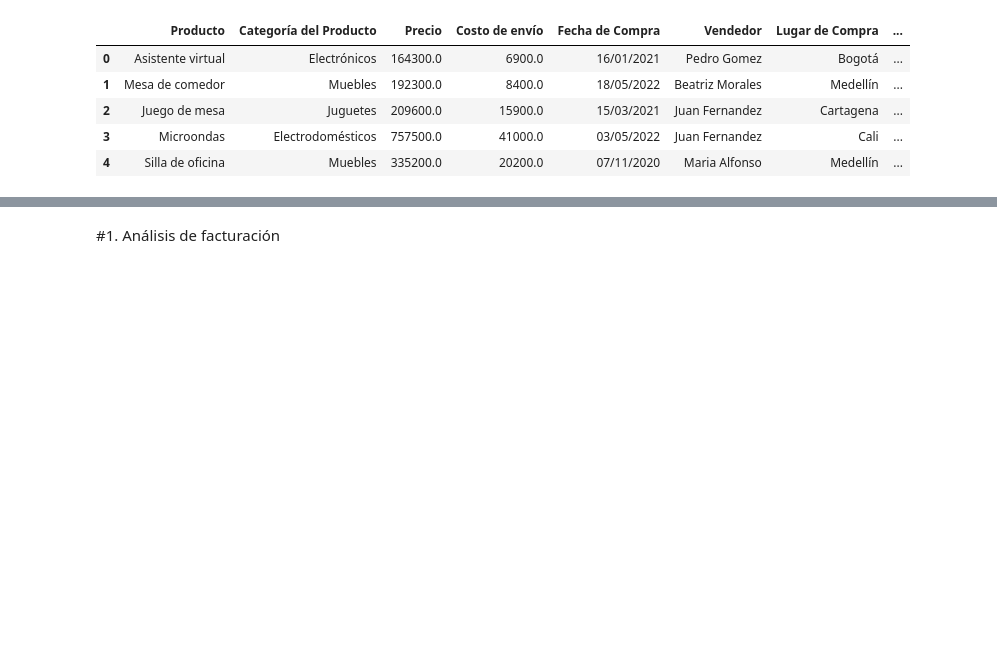
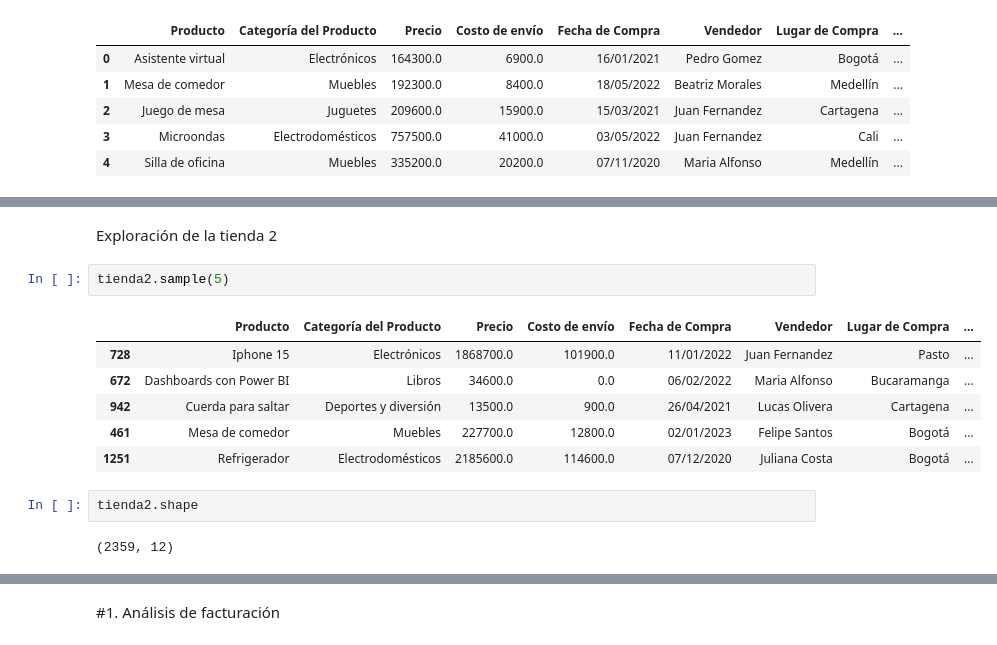
Before and after one commit to Nancy-Velazquez/AluraStoreLatam, a Jupyter notebook: AluraStoreLatam.ipynb, the cells around one changed output, grey strips where cells are left out. Drawn from its saved outputs; the diff is of its cells as text; blank space fills up the shorter version.

```diff
--- a/AluraStoreLatam.ipynb
+++ b/AluraStoreLatam.ipynb
@@ -25,0 +65,15 @@ tienda.head()
+# %% [markdown]
+Exploración de la tienda 2
+# %%
+tienda2.sample(5)
+# %% [output]
+|  | Producto | Categoría del Producto | Precio | Costo de envío | Fecha de Compra | Vendedor | Lugar de Compra | ... |
+| 728 | Iphone 15 | Electrónicos | 1868700.0 | 101900.0 | 11/01/2022 | Juan Fernandez | Pasto | ... |
+| 672 | Dashboards con Power BI | Libros | 34600.0 | 0.0 | 06/02/2022 | Maria Alfonso | Bucaramanga | ... |
+| 942 | Cuerda para saltar | Deportes y diversión | 13500.0 | 900.0 | 26/04/2021 | Lucas Olivera | Cartagena | ... |
+| 461 | Mesa de comedor | Muebles | 227700.0 | 12800.0 | 02/01/2023 | Felipe Santos | Bogotá | ... |
+| 1251 | Refrigerador | Electrodomésticos | 2185600.0 | 114600.0 | 07/12/2020 | Juliana Costa | Bogotá | ... |
+# %%
+tienda2.shape
+# %% [output]
+(2359, 12)
```
Also changed, not shown: parts of 14 cells of this notebook.
